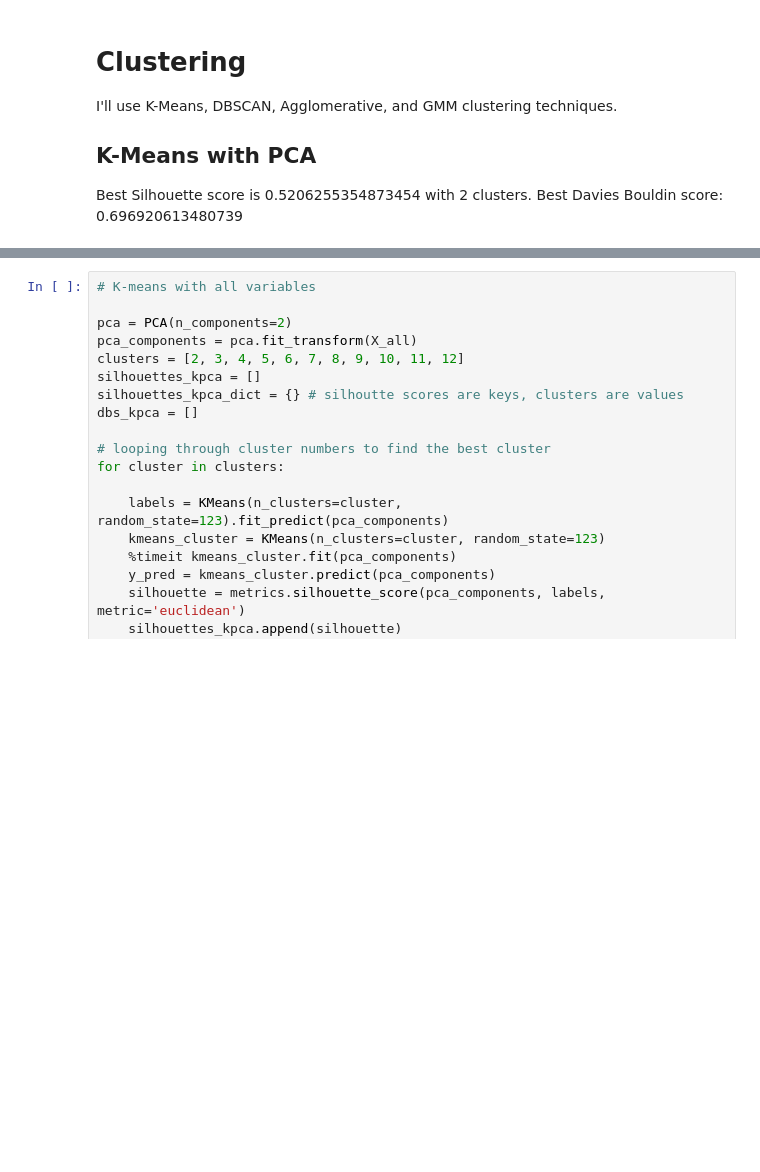
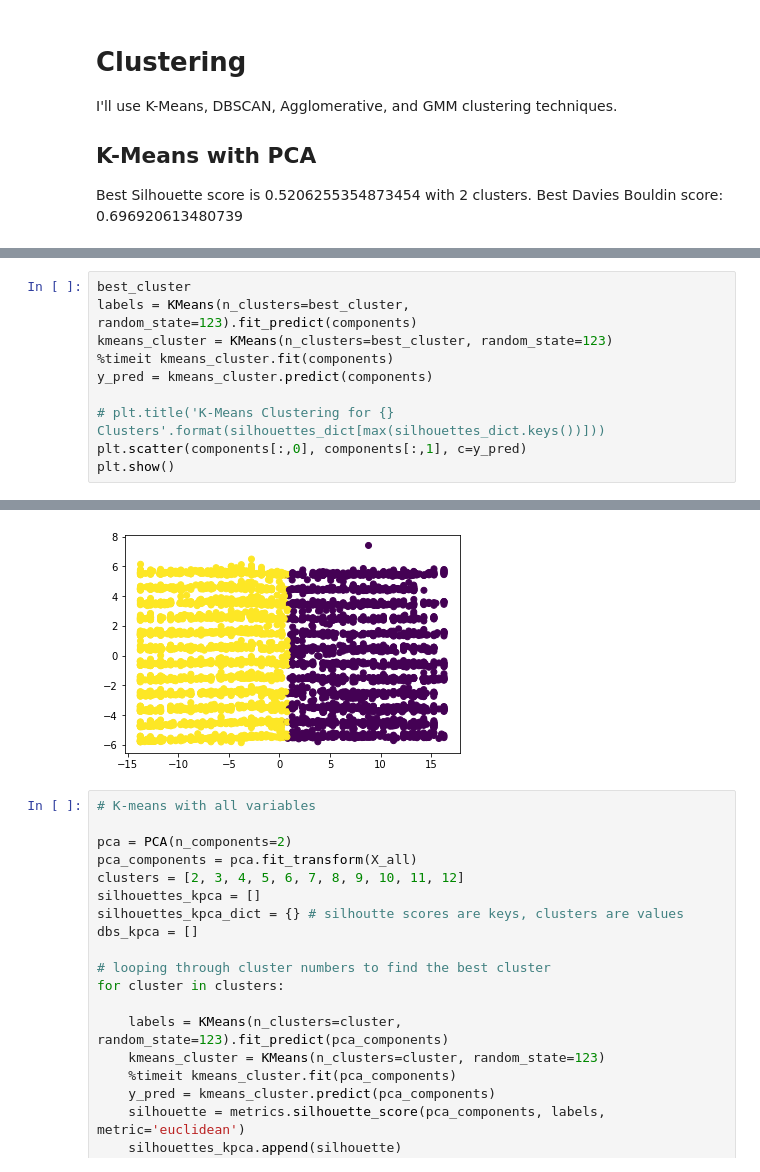
Before and after one commit to saperides/SQL-Foundations-III-Baseball-Drills, a Jupyter notebook: Capstone 3 - Unsupervised Learning with Animal Disease Outbreaks - Combined Data.ipynb, the cells around one changed output, grey strips where cells are left out. Cells and saved outputs as stored; diff of their text form; blank space fills up the shorter version.

```diff
--- a/Capstone 3 - Unsupervised Learning with Animal Disease Outbreaks - Combined Data.ipynb
+++ b/Capstone 3 - Unsupervised Learning with Animal Disease Outbreaks - Combined Data.ipynb
@@ -931,0 +1057,11 @@ Best Davies Bouldin score:  0.696920613480739
+# %%
+best_cluster
+labels = KMeans(n_clusters=best_cluster, random_state=123).fit_predict(components)
+kmeans_cluster = KMeans(n_clusters=best_cluster, random_state=123)
+%timeit kmeans_cluster.fit(components)
+y_pred = kmeans_cluster.predict(components)
+
+# plt.title('K-Means Clustering for {} Clusters'.format(silhouettes_dict[max(silhouettes_dict.keys())]))
+plt.scatter(components[:,0], components[:,1], c=y_pred)
+plt.show()
+# %% [output]
@@ -932,3 +1069,4 @@ Best Davies Bouldin score:  0.696920613480739
+[figure, added]
 # %%
 # K-means with all variables
 
```
Also changed, not shown: parts of 12 cells of this notebook.
